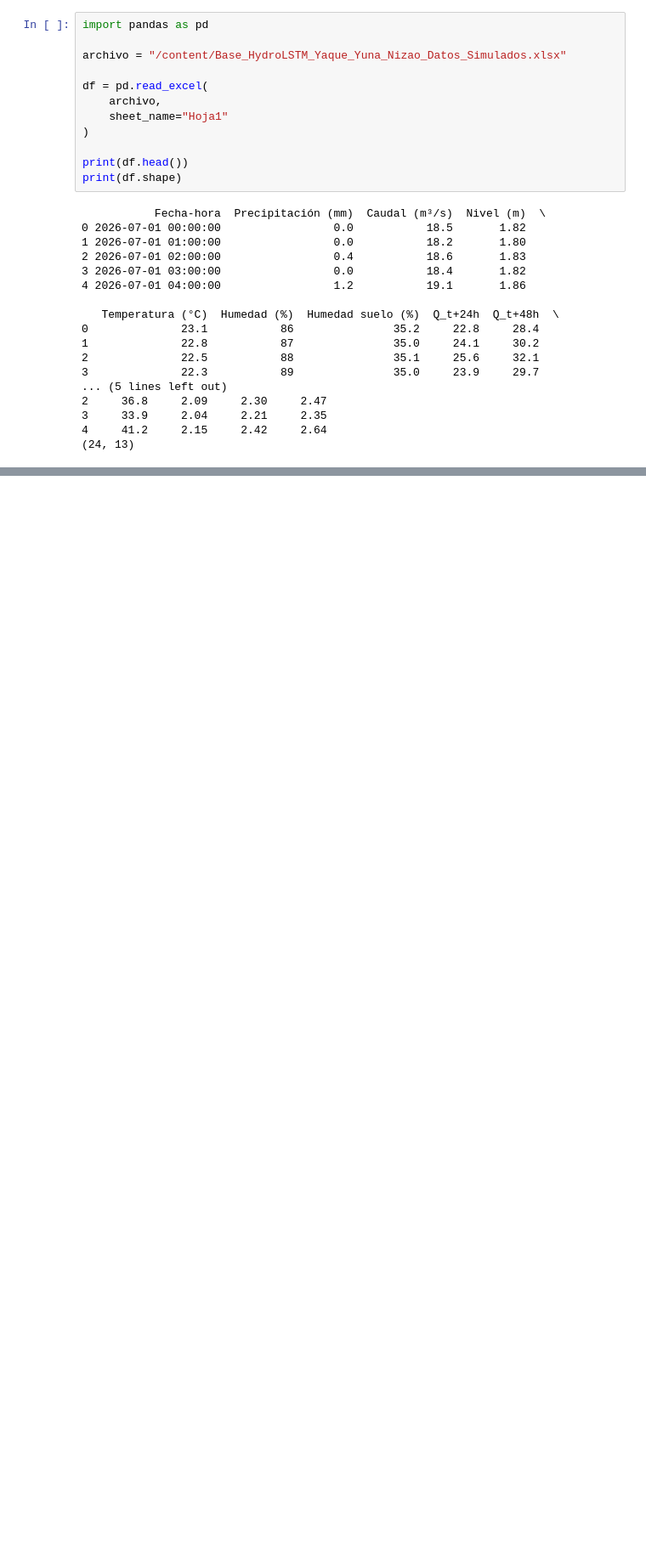
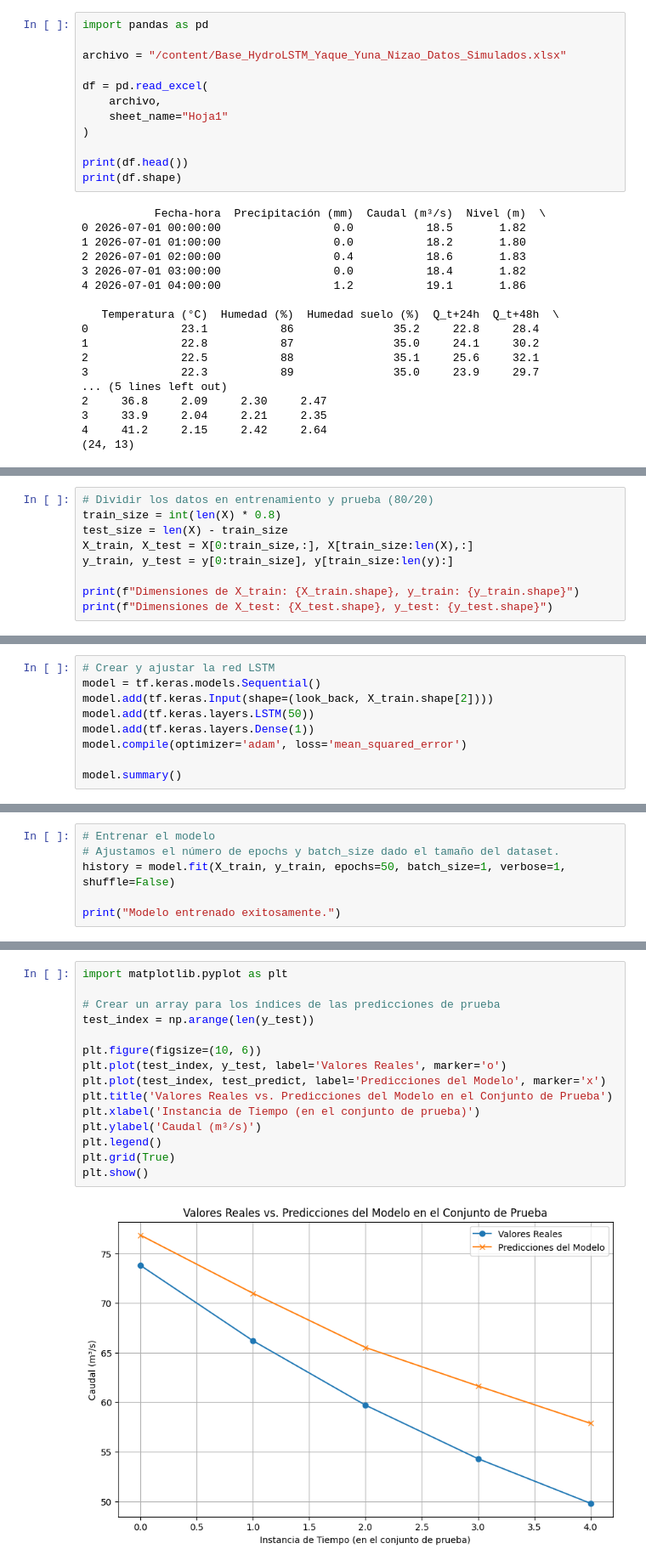
Before and after one commit to ender638/HydroLSTM, a Jupyter notebook: Te_damos_la_bienvenida_a_Colaboratory.ipynb, the cells around one changed output, grey strips where cells are left out. Shown at 85% size. Cells and saved outputs as stored; diff of their text form; blank space fills up the shorter version.

```diff
--- a/Te_damos_la_bienvenida_a_Colaboratory.ipynb
+++ b/Te_damos_la_bienvenida_a_Colaboratory.ipynb
@@ -257,0 +359,9 @@ print(df.shape)
+# %%
+# Dividir los datos en entrenamiento y prueba (80/20)
+train_size = int(len(X) * 0.8)
+test_size = len(X) - train_size
+X_train, X_test = X[0:train_size,:], X[train_size:len(X),:]
+y_train, y_test = y[0:train_size], y[train_size:len(y):]
+
+print(f"Dimensiones de X_train: {X_train.shape}, y_train: {y_train.shape}")
+print(f"Dimensiones de X_test: {X_test.shape}, y_test: {y_test.shape}")
@@ -257,0 +375,9 @@ print(df.shape)
+# %%
+# Crear y ajustar la red LSTM
+model = tf.keras.models.Sequential()
+model.add(tf.keras.Input(shape=(look_back, X_train.shape[2])))
+model.add(tf.keras.layers.LSTM(50))
+model.add(tf.keras.layers.Dense(1))
+model.compile(optimizer='adam', loss='mean_squared_error')
+
+model.summary()
@@ -257,0 +400,6 @@ print(df.shape)
+# %%
+# Entrenar el modelo
+# Ajustamos el número de epochs y batch_size dado el tamaño del dataset.
+history = model.fit(X_train, y_train, epochs=50, batch_size=1, verbose=1, shuffle=False)
+
+print("Modelo entrenado exitosamente.")
@@ -257,0 +482,17 @@ print(df.shape)
+# %%
+import matplotlib.pyplot as plt
+
+# Crear un array para los índices de las predicciones de prueba
+test_index = np.arange(len(y_test))
+
+plt.figure(figsize=(10, 6))
+plt.plot(test_index, y_test, label='Valores Reales', marker='o')
+plt.plot(test_index, test_predict, label='Predicciones del Modelo', marker='x')
+plt.title('Valores Reales vs. Predicciones del Modelo en el Conjunto de Prueba')
+plt.xlabel('Instancia de Tiempo (en el conjunto de prueba)')
+plt.ylabel('Caudal (m³/s)')
+plt.legend()
+plt.grid(True)
+plt.show()
+# %% [output]
+[figure, added]
```
Also changed, not shown: parts of 19 cells of this notebook.
